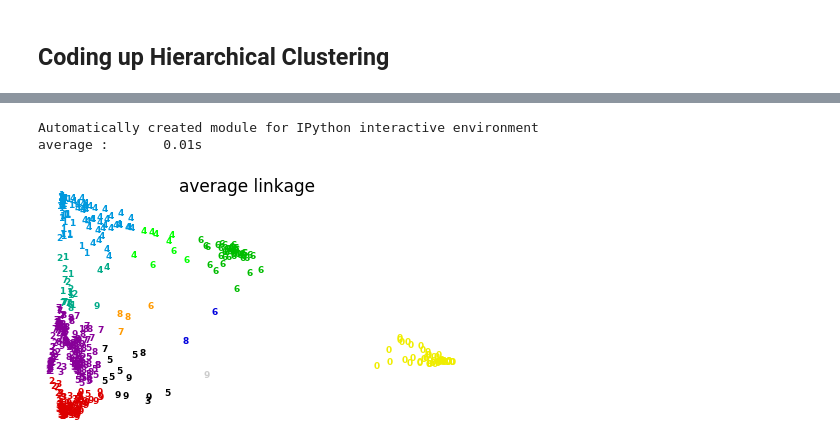
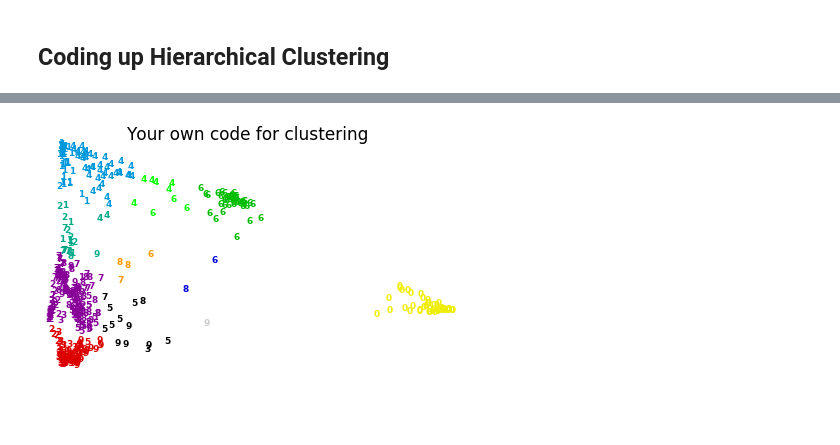
Before and after one commit to jeinson/CM_S19, a Jupyter notebook: Lab_8/Lab_8_Hierarchical_Clustering_Answers.ipynb, the cells around one changed output, grey strips where cells are left out. Cells and saved outputs as stored; diff of their text form; code cells hidden in the pictures; blank space fills up the shorter version.

```diff
--- a/Lab_8/Lab_8_Hierarchical_Clustering_Answers.ipynb
+++ b/Lab_8/Lab_8_Hierarchical_Clustering_Answers.ipynb
@@ -246,39 +120,5 @@ clusterLabels
 # %%
-print(__doc__)
-from time import time
-
-import numpy as np
-from scipy import ndimage
-from matplotlib import pyplot as plt
-
-from sklearn import manifold, datasets
-
-# digits = datasets.load_digits(n_class=10)
-# X = digits.data
-# y = digits.target
-n_samples, n_features = X.shape
-
-# np.random.seed(0)
-
-# def nudge_images(X, y):
-#     # Having a larger dataset shows more clearly the behavior of the
-#     # methods, but we multiply the size of the dataset only by 2, as the
-#     # cost of the hierarchical clustering methods are strongly
-#     # super-linear in n_samples
-#     shift = lambda x: ndimage.shift(x.reshape((8, 8)),
-#                                   .3 * np.random.normal(size=2),
-#                                   mode='constant',
-#                                   ).ravel()
-#     X = np.concatenate([X, np.apply_along_axis(shift, 1, X)])
-#     Y = np.concatenate([y, y], axis=0)
-#     return X, Y
-
-
-# X, y = nudge_images(X, y)
-
-
-#----------------------------------------------------------------------
-# Visualize the clustering
+# code snagged from https://scikit-learn.org/stable/auto_examples/cluster/plot_digits_linkage.html
 def plot_clustering(X_red, labels, title=None):
     x_min, x_max = np.min(X_red, axis=0), np.max(X_red, axis=0)
     X_red = (X_red - x_min) / (x_max - x_min)
@@ -295,27 +135,13 @@ def plot_clustering(X_red, labels, title=None):
         plt.title(title, size=17)
     plt.axis('off')
     plt.tight_layout(rect=[0, 0.03, 1, 0.95])
-
-#----------------------------------------------------------------------
-# 2D embedding of the digits dataset
-# print("Computing embedding")
-# X_red = manifold.SpectralEmbedding(n_components=2).fit_transform(X)
-# print("Done.")
-
-from sklearn.cluster import AgglomerativeClustering
-
-for linkage in ["average"]:#('ward', 'average', 'complete', 'single'):
-    clustering = AgglomerativeClustering(linkage=linkage, n_clusters=10)
-    t0 = time()
-    clustering.fit(X_red)
-    print("%s :\t%.2fs" % (linkage, time() - t0))
-
-    plot_clustering(X_red, clusterLabels, "%s linkage" % linkage)
-
-
-plt.show()
-# %% [output]
-Automatically created module for IPython interactive environment
-average :       0.01s
-[figure, removed]
+# %%
+
+
+plot_clustering(X_red, clusterLabels, "Your own code for clustering")
+
+
+plt.show()
+# %% [output]
+[figure, added]
 # %%
```
Also changed, not shown: parts of 35 cells of this notebook.
